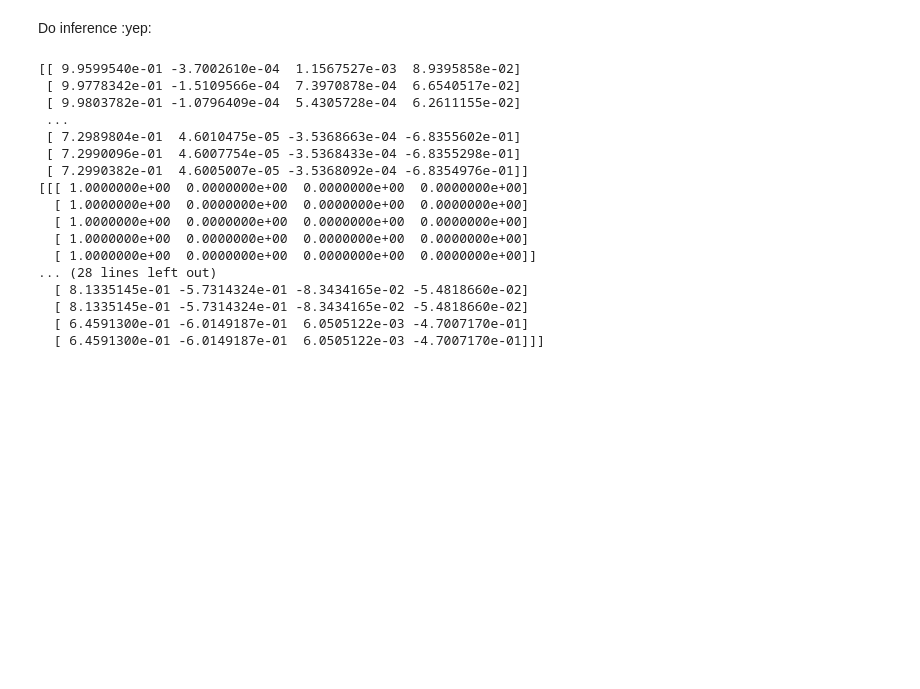
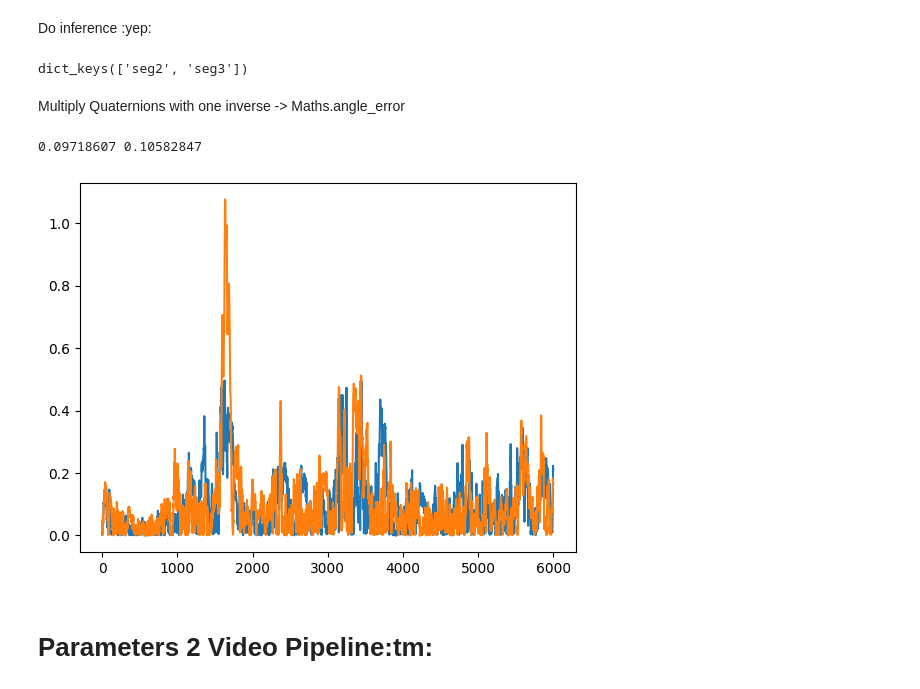
Before and after one commit to motschel123/Prism, a Jupyter notebook: inference/inference_test.ipynb, the cells around one changed output. Saved outputs shown, nothing was run; the diff lists cells and outputs as text; code cells hidden in the pictures; blank space fills up the shorter version.

```diff
--- a/inference/inference_test.ipynb
+++ b/inference/inference_test.ipynb
@@ -277,11 +294,2 @@ plt.show()
 # %% [markdown]
 ### Generate X and y
-# %%
-from x_xy import algorithms, utils
-
-config = extended_config
-generator = algorithms.build_generator(sys, config)
-# we can even batch together multiple generators
-# generator = algorithms.batch_generator([generator, generator], [32, 16])
-seed = jax.random.PRNGKey(1,)
-X, y = generator(seed)
@@ -301,30 +347,38 @@ from neural_networks.rnno import rnno_v2
 
 params = load_pickle_params("best_run")
 
-network = rnno_v2(sys)
+dustin_sys = x_xy.io.load_sys_from_str(dustin_exp_xml_seg1)
+network = rnno_v2(dustin_sys)
 # initialize the network parameters and the initial state
 # using a random seed `key`
-_, state = network.init(key_ang, X)
+coq, state = network.init(key_ang, X)
 # then we can call the network with
 yhat, _ = network.apply(params, state, X)
+
+# TODO: CHECK IF ANY GOOD
 # %%
-print(yhat["imu1"])
-print(y.rot)
+print(yhat.keys())
+# print(y.rot)
 # %% [output]
-[[ 9.9599540e-01 -3.7002610e-04  1.1567527e-03  8.9395858e-02]
- [ 9.9778342e-01 -1.5109566e-04  7.3970878e-04  6.6540517e-02]
- [ 9.9803782e-01 -1.0796409e-04  5.4305728e-04  6.2611155e-02]
- ...
- [ 7.2989804e-01  4.6010475e-05 -3.5368663e-04 -6.8355602e-01]
- [ 7.2990096e-01  4.6007754e-05 -3.5368433e-04 -6.8355298e-01]
- [ 7.2990382e-01  4.6005007e-05 -3.5368092e-04 -6.8354976e-01]]
-[[[ 1.0000000e+00  0.0000000e+00  0.0000000e+00  0.0000000e+00]
-  [ 1.0000000e+00  0.0000000e+00  0.0000000e+00  0.0000000e+00]
-  [ 1.0000000e+00  0.0000000e+00  0.0000000e+00  0.0000000e+00]
-  [ 1.0000000e+00  0.0000000e+00  0.0000000e+00  0.0000000e+00]
-  [ 1.0000000e+00  0.0000000e+00  0.0000000e+00  0.0000000e+00]]
-... (28 lines left out)
-  [ 8.1335145e-01 -5.7314324e-01 -8.3434165e-02 -5.4818660e-02]
-  [ 8.1335145e-01 -5.7314324e-01 -8.3434165e-02 -5.4818660e-02]
-  [ 6.4591300e-01 -6.0149187e-01  6.0505122e-03 -4.7007170e-01]
-  [ 6.4591300e-01 -6.0149187e-01  6.0505122e-03 -4.7007170e-01]]]
+dict_keys(['seg2', 'seg3'])
+# %% [markdown]
+Multiply Quaternions with one inverse -> Maths.angle_error
+# %%
+from x_xy import maths
+import jax.numpy as jnp
+import matplotlib.pyplot as plt
+errs2 = maths.angle_error(y["seg2"], yhat["seg2"])
+errs3 = maths.angle_error(y["seg3"], yhat["seg3"])
+avg2 = jnp.average(errs2)
+avg3 = jnp.average(errs3)
+
+print(avg2, avg3)
+
+plt.plot(errs2)
+plt.plot(errs3)
+plt.show()
+# %% [output]
+0.09718607 0.10582847
+[figure, added]
+# %% [markdown]
+# Parameters 2 Video Pipeline:tm:
```
Also changed, not shown: parts of 8 cells of this notebook, 1 other file.
